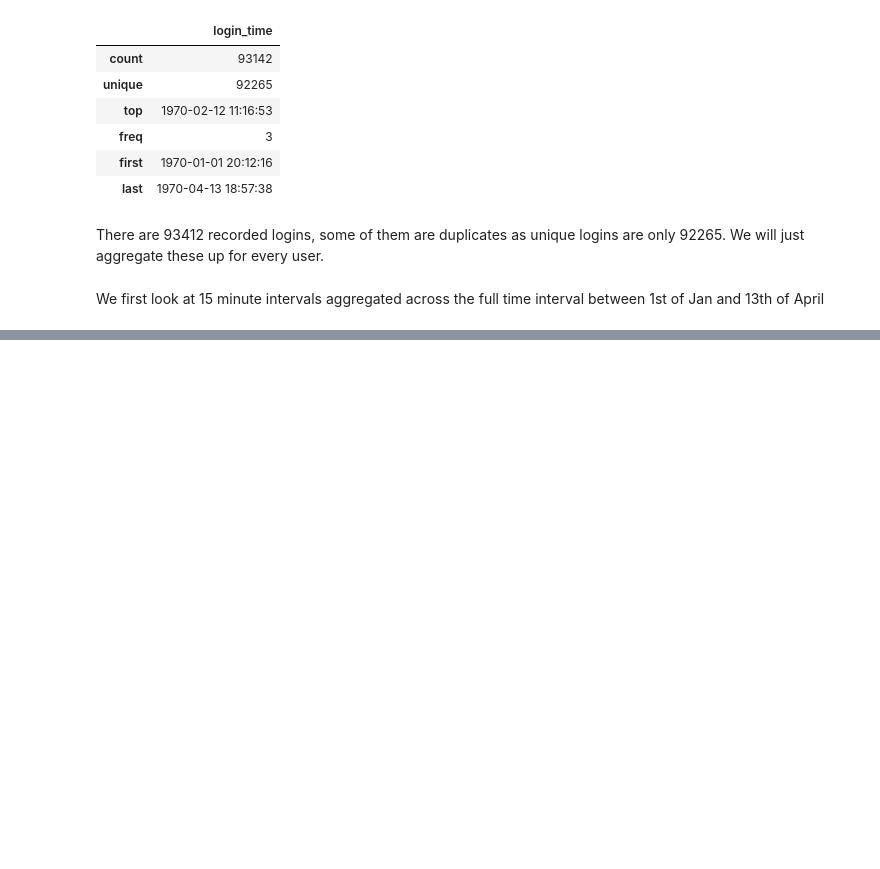
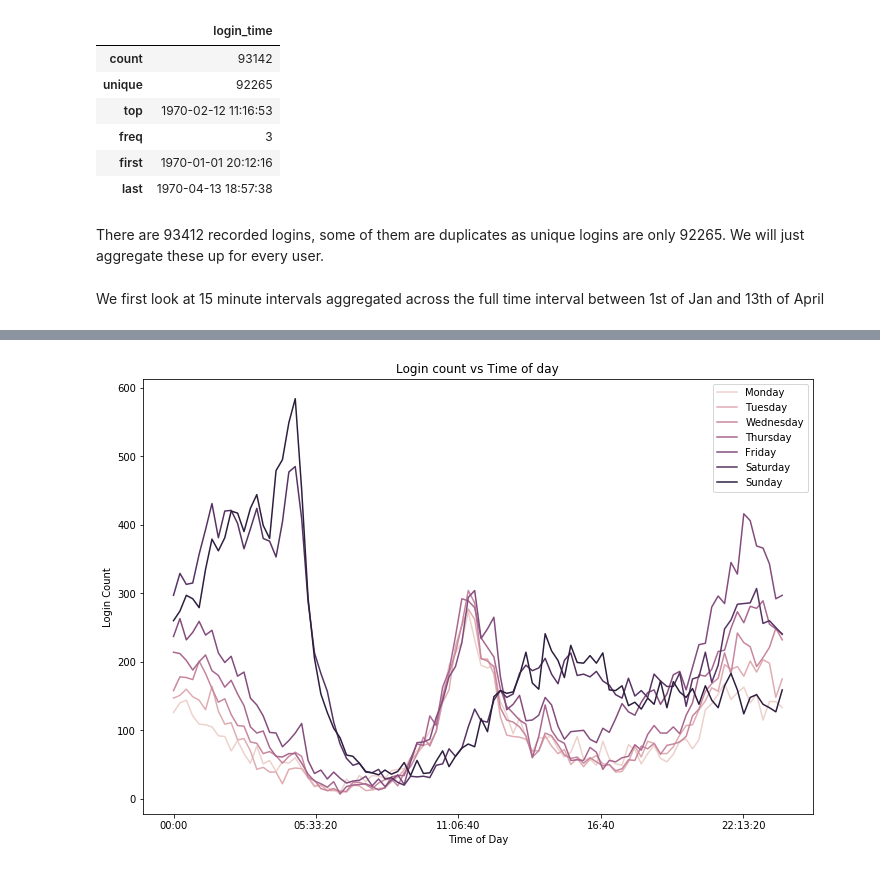
Before and after one commit to kc3/Springboard, a Jupyter notebook: ultimate_challenge/Ultimate.ipynb, the cells around one changed output, grey strips where cells are left out. Saved outputs shown, nothing was run; the diff lists cells and outputs as text; code cells hidden in the pictures; blank space fills up the shorter version.

Commit message:
Mini data project on user retention

```diff
--- a/ultimate_challenge/Ultimate.ipynb
+++ b/ultimate_challenge/Ultimate.ipynb
@@ -106,0 +78,8 @@ AttributeError: 'DatetimeIndex' object has no attribute 'dt'
+# %%
+# Resample the index for day of the week increments
+logins_15min_dow = logins_15min
+logins_15min_dow['day_of_week'] = pd.Series(logins_15min.index.values).dt.dayofweek.values
+
+# Group by time of day
+logins_15min_dow_agg = logins_15min_dow.groupby(['val_time', 'day_of_week'], as_index=False).sum()
+logins_15min_dow_agg.head()
@@ -106,0 +93,9 @@ AttributeError: 'DatetimeIndex' object has no attribute 'dt'
+# %%
+fig, ax = plt.subplots(figsize=(12,8))
+fig = sns.lineplot('val_time', 'visited', hue='day_of_week', data=logins_15min_dow_agg)
+_ = plt.legend(['Monday', 'Tuesday', 'Wednesday', 'Thursday', 'Friday', 'Saturday', 'Sunday'])
+_ = plt.title('Login count vs Time of day')
+_ = plt.xlabel('Time of Day')
+_ = plt.ylabel('Login Count')
+# %% [output]
+[figure, added]
```
Also changed, not shown: parts of 35 cells of this notebook, 1 other file.
